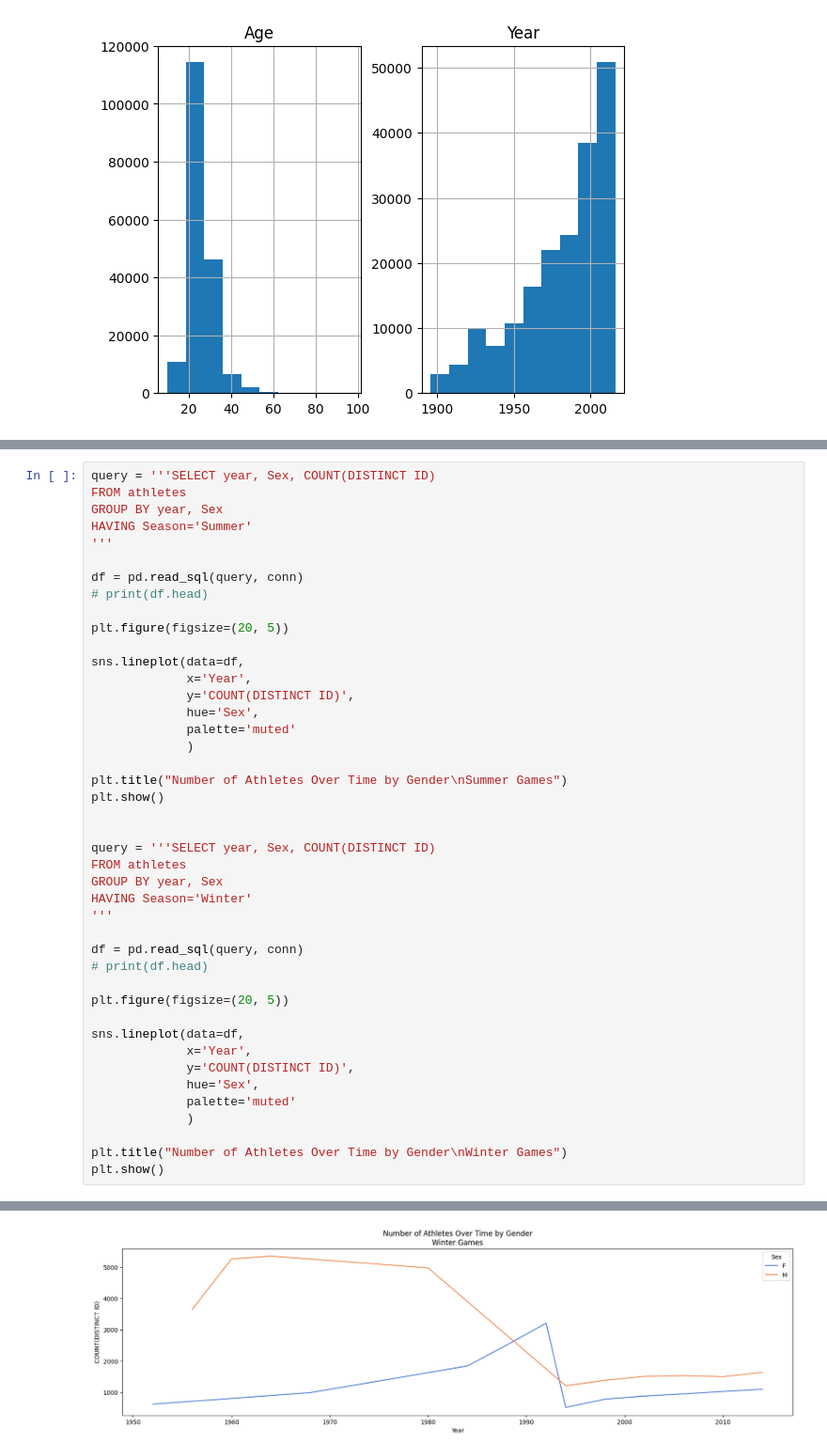
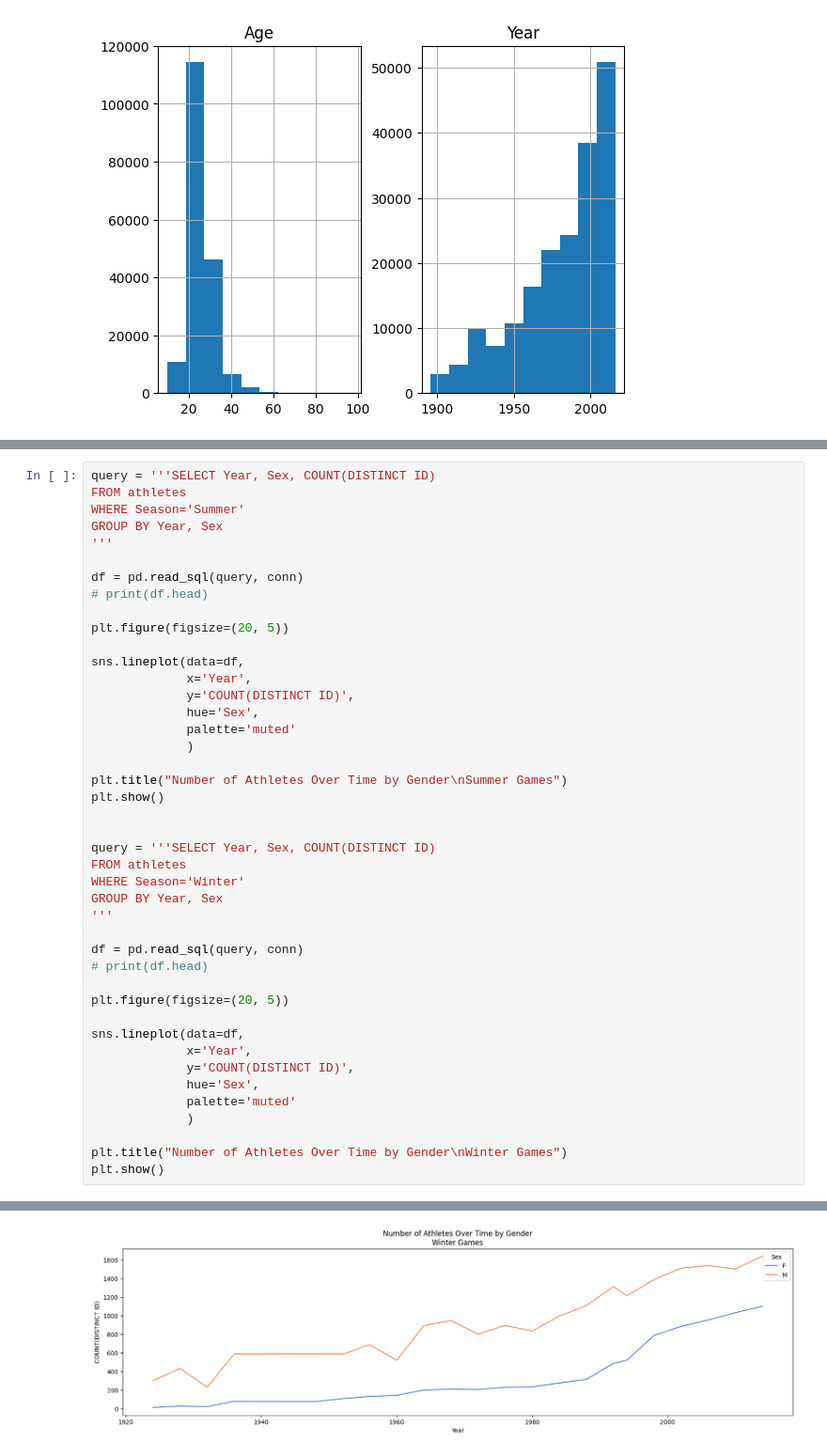
Before and after one commit to nhansen23/datafun-06-eda, a Jupyter notebook: nicole_eda.ipynb, the cells around one changed output, grey strips where cells are left out. Shown at 94% size. Drawn from its saved outputs; the diff is of its cells as text.

```diff
--- a/nicole_eda.ipynb
+++ b/nicole_eda.ipynb
@@ -58,8 +110,8 @@ plt.show()
 # %%
-query = '''SELECT year, Sex, COUNT(DISTINCT ID)
+query = '''SELECT Year, Sex, COUNT(DISTINCT ID)
 FROM athletes
-GROUP BY year, Sex
-HAVING Season='Summer'
+WHERE Season='Summer'
+GROUP BY Year, Sex
 '''
 
 df = pd.read_sql(query, conn)
@@ -78,10 +130,10 @@ plt.title("Number of Athletes Over Time by Gender\nSummer Games")
 plt.show()
 
 
-query = '''SELECT year, Sex, COUNT(DISTINCT ID)
+query = '''SELECT Year, Sex, COUNT(DISTINCT ID)
 FROM athletes
-GROUP BY year, Sex
-HAVING Season='Winter'
+WHERE Season='Winter'
+GROUP BY Year, Sex
 '''
 
 df = pd.read_sql(query, conn)
@@ -103 +155 @@ plt.show()
-[figure, old version]
+[figure, new version]
```
Also changed, not shown: parts of 11 cells of this notebook.
